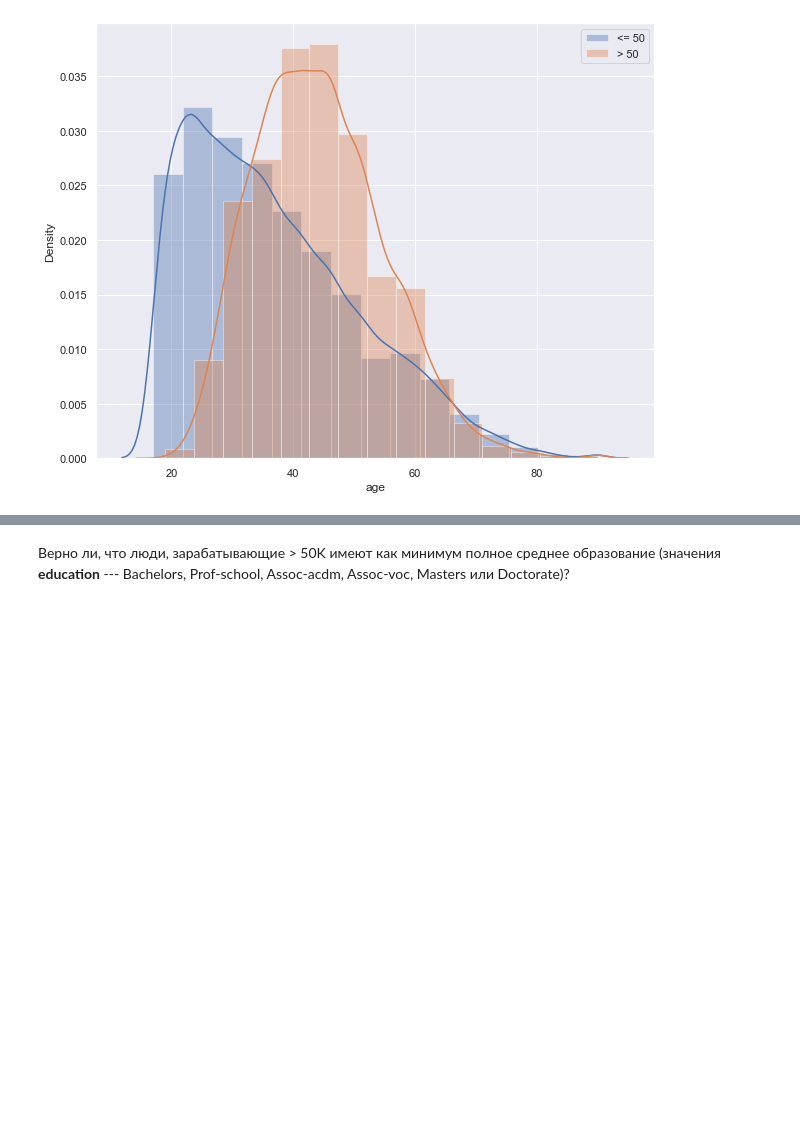
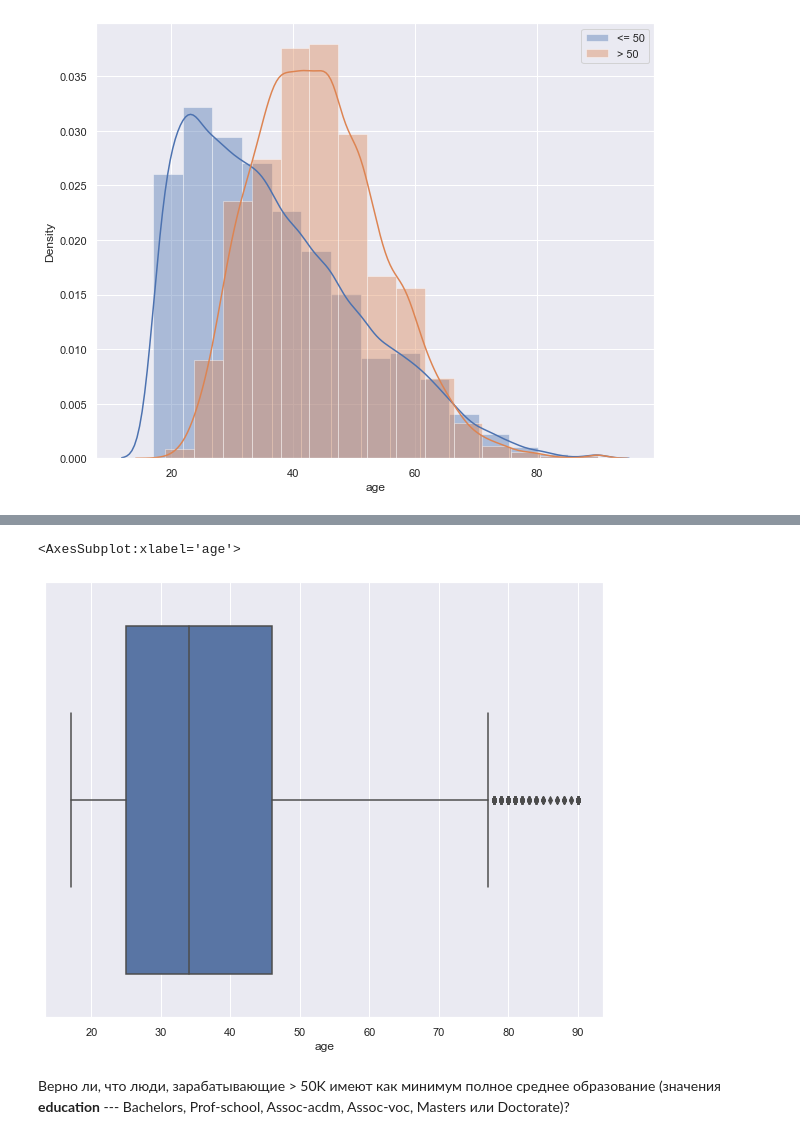
Before and after one commit to LVystorobska/ML-labs, a Jupyter notebook: lab_1_EDA/eda-adult-income-prediction_lab_1.ipynb, the cells around one changed output, grey strips where cells are left out. Drawn from its saved outputs; the diff is of its cells as text; code cells hidden in the pictures; blank space fills up the shorter version.

```diff
--- a/lab_1_EDA/eda-adult-income-prediction_lab_1.ipynb
+++ b/lab_1_EDA/eda-adult-income-prediction_lab_1.ipynb
@@ -46,3 +51,8 @@ df.groupby(['income'])['age'].describe()[['mean', 'std']]
+# %%
+sns.boxplot(x=under_50_df['age'])
+# %% [output]
+<AxesSubplot:xlabel='age'>
+[figure, added]
 # %% [markdown]
 Верно ли, что люди, зарабатывающие > 50K имеют как минимум полное среднее образование (значения **education** --- Bachelors, Prof-school, Assoc-acdm, Assoc-voc, Masters или Doctorate)?
 # %%
```
Also changed, not shown: parts of 6 cells of this notebook, 2 other files.
